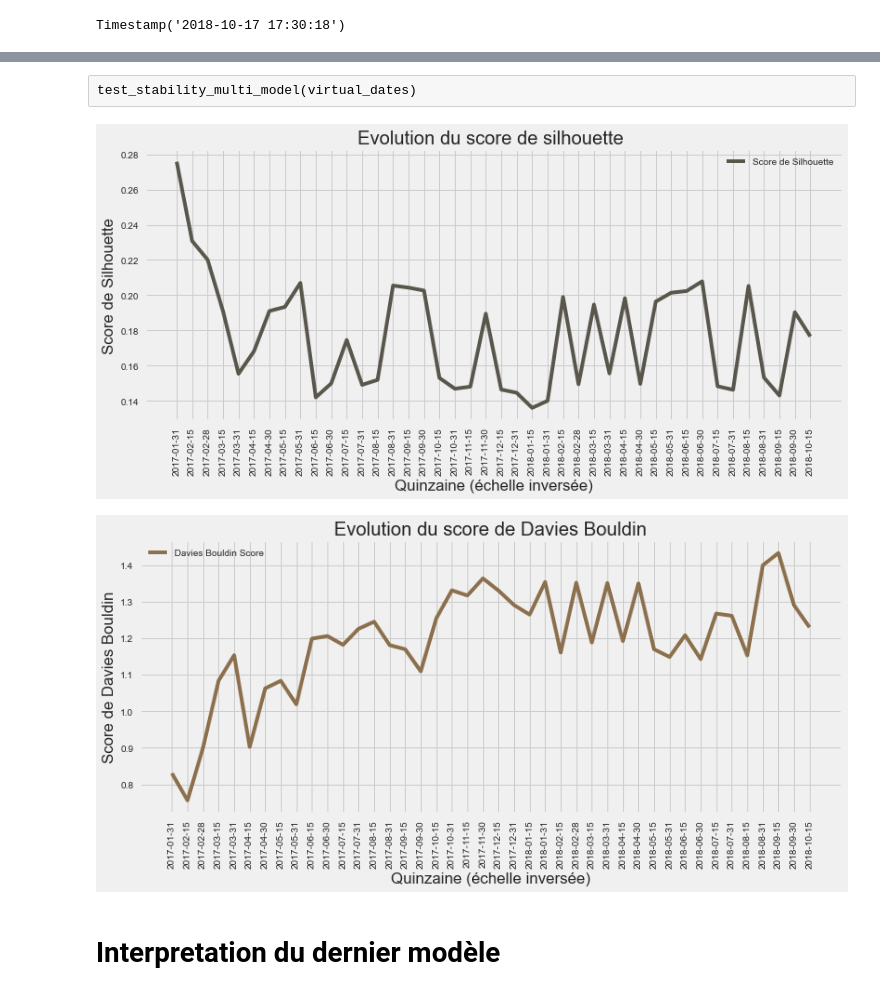
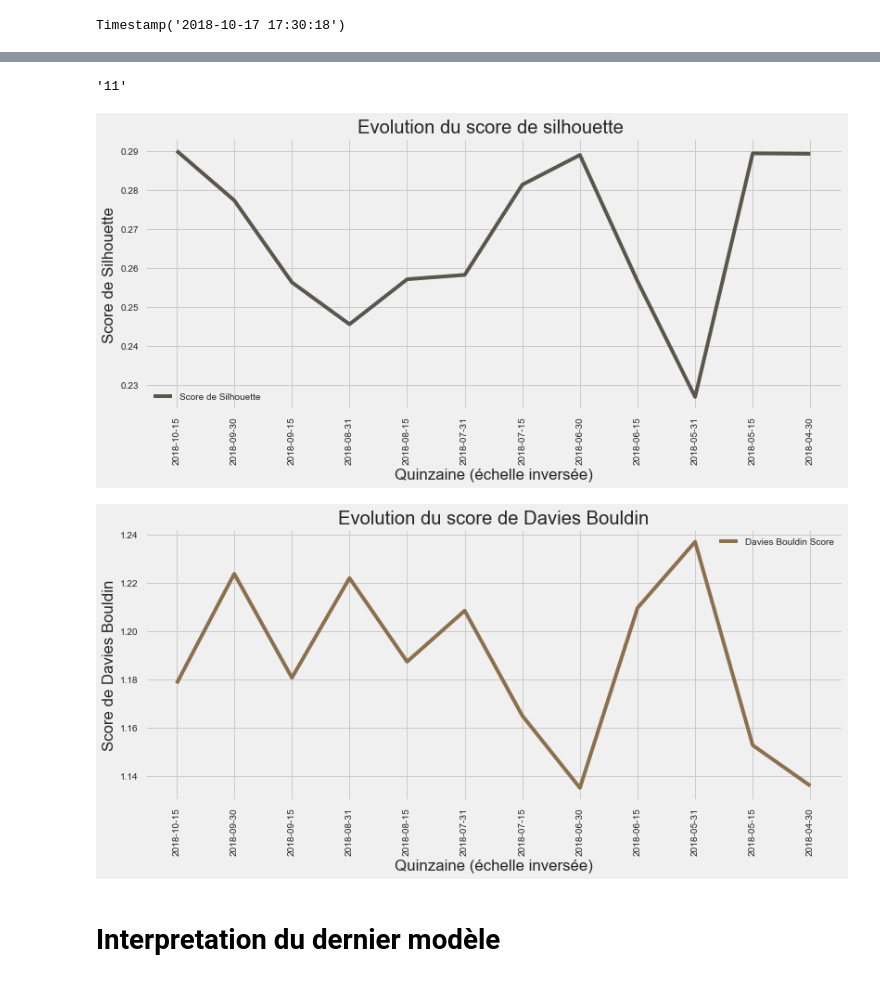
Before and after one commit to khub41/OC_P05, a Jupyter notebook: modelisation.ipynb, the cells around one changed output, grey strips where cells are left out. Cells and saved outputs as stored; diff of their text form; code cells hidden in the pictures.

```diff
--- a/modelisation.ipynb
+++ b/modelisation.ipynb
@@ -978 +1076,5 @@ DatetimeIndex(['2016-09-15', '2017-01-31', '2017-02-15', '2017-02-28',
+# %%
+mlflow.create_experiment('stability_multi_model_3')
+# %% [output]
+'11'
 # %%
@@ -1005,4 +1105,2 @@ def test_stability_multi_model(virtual_dates):
 
     return runs[['metrics.davies_bouldin_score', 'metrics.silhouette_score']]
-# %% [raw]
-test_stability_multi_model(virtual_dates)
@@ -1009,19 +1109,18 @@ test_stability_multi_model(virtual_dates)
 # %%
-runs = mlflow.search_runs('8')
+runs = mlflow.search_runs('11')
 scores = runs[['tags.mlflow.runName', 'metrics.davies_bouldin_score', 'metrics.silhouette_score']]
 # %%
 plt.figure(figsize=(12,5))
 plt.title("Evolution du score de silhouette ")
 plt.plot(scores['tags.mlflow.runName'] , scores['metrics.silhouette_score'], label='Score de Silhouette', color="#59564c")
 plt.xticks(scores['tags.mlflow.runName'], rotation=90)
 plt.xlabel('Quinzaine (échelle inversée)')
 plt.ylabel('Score de Silhouette')
-plt.gca().invert_xaxis()
 plt.legend()
-plt.savefig('plots/stability_silhouette_2.png', bbox_inches='tight', dpi=360)
+plt.savefig('plots/stability_silhouette_3.png', bbox_inches='tight', dpi=360)
 plt.show()
 # %% [output]
-[figure, old version]
+[figure, new version]
 # %%
 plt.figure(figsize=(12,5))
 plt.title("Evolution du score de Davies Bouldin")
@@ -1030,11 +1129,10 @@ plt.xticks(scores['tags.mlflow.runName'], rotation=90)
 plt.xlabel('Quinzaine (échelle inversée)')
 plt.ylabel('Score de Davies Bouldin')
 plt.legend()
-plt.gca().invert_xaxis()
-plt.savefig('plots/stability_DB_2.png', bbox_inches='tight', dpi=360)
+plt.savefig('plots/stability_DB_3.png', bbox_inches='tight', dpi=360)
 plt.show()
 # %% [output]
-[figure, old version]
+[figure, new version]
 # %% [markdown]
 # Interpretation du dernier modèle
 # %% [markdown]
```
Also changed, not shown: parts of 46 cells of this notebook, 1 other file.
